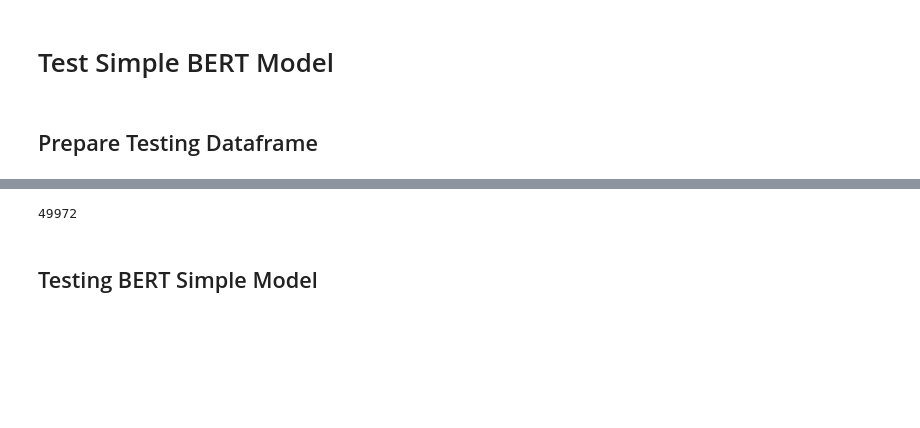
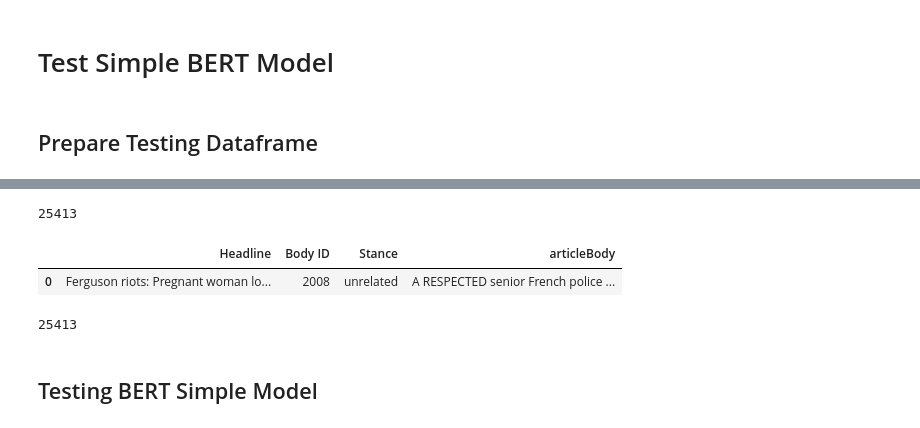
Before and after one commit to MayyarAA/NaturalLangaugeProcessingBERT, a Jupyter notebook: MSCI598ProjectBERT.ipynb, the cells around one changed output, grey strips where cells are left out. Drawn from its saved outputs; the diff is of its cells as text; code cells hidden in the pictures; blank space fills up the shorter version.

Commit message:
Fixed the error in the acc, was testing on train now testing on test acc 0.8409081965922953

```diff
--- a/MSCI598ProjectBERT.ipynb
+++ b/MSCI598ProjectBERT.ipynb
@@ -172,24 +172,25 @@ model.train_model(train_df_simple)
 ## Prepare Testing Dataframe
 # %%
 def generate_df_from_csv(path):
-  df = pd.read_csv("/content/drive/MyDrive/Colab Notebooks/train_bodies.csv")
+  df = pd.read_csv(path)
+  return df
 
 def produce_set_for_simpleBERT(stance,body):
-  full_sb = pd.merge(train_stance,train_body,on="Body ID")
+  full_sb = pd.merge(stance,body,on="Body ID")
+  print(len(full_sb.columns))
+  print(full_sb.head(4))
   #make full_sb shorter body
   full_sb['articleBody'] = full_sb['articleBody'].str.slice(0,50)
   df_simple= full_sb[['Headline', 'articleBody','Stance']].copy()
   df_simple['Stance'] = df_simple['Stance'].replace({'unrelated':0,'agree': 1, 'disagree':2 , 'discuss':3})
   df_simple.columns = ['text_a',"text_b","labels"]
-  return df_simple
+  return df_simple,full_sb
 
 def df_to_listOflist(df):
   df_2d = df[['text_a','text_b']].copy()
   listOfList = df_2d.to_numpy().tolist()
   return listOfList;
 # %%
-stance_comp = generate_df_from_csv("/content/drive/MyDrive/Colab Notebooks/competition_bodies.csv")
-body_comp = generate_df_from_csv("/content/drive/MyDrive/Colab Notebooks/competition_bodies.csv")
-df_comp = produce_set_for_simpleBERT(stance_comp,body_comp)
-df_comp.head(1)
+stance_comp = generate_df_from_csv("/content/drive/MyDrive/Colab Notebooks/competition_test_stances.csv")
+print((stance_comp.head(2)))
 # %% [output]
@@ -197,0 +200,3 @@ df_comp.head(1)
+# %%
+body_comp = generate_df_from_csv("/content/drive/MyDrive/Colab Notebooks/competition_test_bodies.csv")
+print((body_comp.head(2)))
@@ -197,0 +207,3 @@ df_comp.head(1)
+# %%
+df_comp,df_full_everything = produce_set_for_simpleBERT(stance_comp,body_comp)
+df_comp.head(1)
@@ -198,7 +225,16 @@ df_comp.head(1)
 # %%
 print(len(df_comp))
 # %% [output]
-49972
+25413
+# %%
+df_full_everything.head(1)
+# %% [output]
+|  | Headline | Body ID | Stance | articleBody |
+| 0 | Ferguson riots: Pregnant woman lo... | 2008 | unrelated | A RESPECTED senior French police ... |
+# %%
+print(len(df_full_everything))
+# %% [output]
+25413
 # %%
 comp_list = df_to_listOflist(df_comp)
 #print(comp_list.pop())
```
Also changed, not shown: parts of 10 cells of this notebook.
